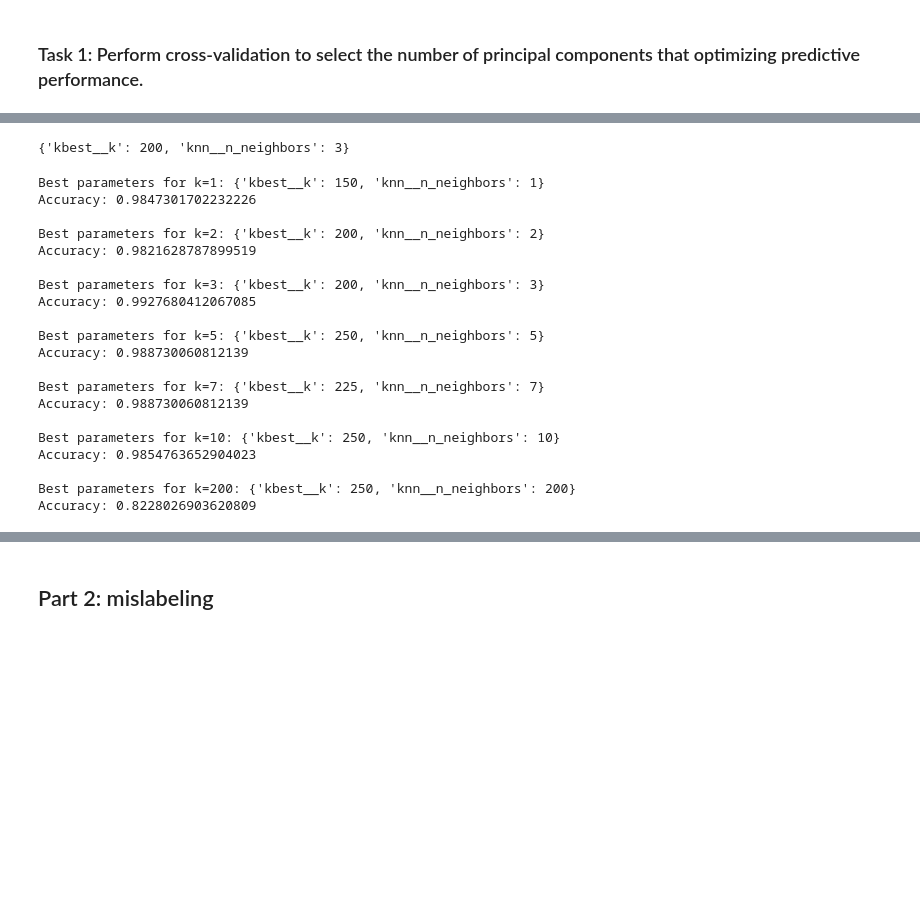
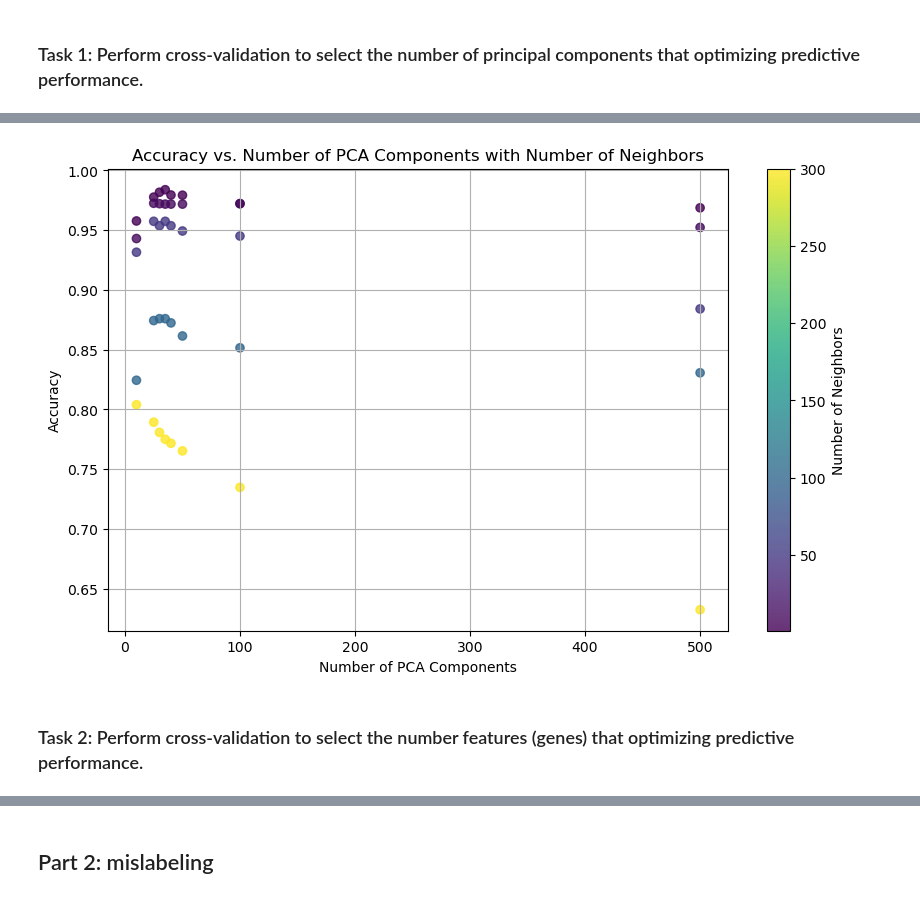
Before and after one commit to lucamodica/statistical-learning-for-big-data, a Jupyter notebook: Project1/test.ipynb, the cells around one changed output, grey strips where cells are left out. Cells and saved outputs as stored; diff of their text form; code cells hidden in the pictures; blank space fills up the shorter version.

```diff
--- a/Project1/test.ipynb
+++ b/Project1/test.ipynb
@@ -304,3 +335,27 @@ weighted avg       0.99      0.99      0.99       578
+# %%
+import matplotlib.pyplot as plt
+
+cv_results = grid_search_1.cv_results_
+
+mean_test_scores = cv_results['mean_test_score']
+params = cv_results['params']
+
+neighbors = [params[i]['knn__n_neighbors'] for i in range(len(params))]
+components = [params[i]['pca__n_components'] for i in range(len(params))]
+
+# Plot
+plt.figure(figsize=(10, 6))
+plt.scatter(components, mean_test_scores, c=neighbors, cmap='viridis', alpha=0.8)
+plt.colorbar(label='Number of Neighbors')
+plt.xlabel('Number of PCA Components')
+plt.ylabel('Accuracy')
+plt.title('Accuracy vs. Number of PCA Components with Number of Neighbors')
+plt.grid(True)
+plt.show()
+# %% [output]
+[figure, added]
+# %% [markdown]
+### Task 2: Perform cross-validation to select the number features (genes) that optimizing predictive performance.
 # %%
 # Create the RFECV model
 from sklearn.feature_selection import RFECV
@@ -312,7 +367,7 @@ classifier = knn
 
 parameters = {
     'kbest__k': [250, 225, 200, 175, 150, 100, 75, 50, 40, 35, 30],
-    'knn__n_neighbors': [1, 2, 3, 5, 7, 10, 200,]
+    'knn__n_neighbors': [1, 2, 3, 5, 7, 10, 50, 100, 300]
 }
 
 pipeline_2 = Pipeline([
@@ -321,56 +376,3 @@ pipeline_2 = Pipeline([
     ('kbest', SelectKBest(score_func=f_classif)),
     ('knn', knn)
 ])
-
-grid_search = GridSearchCV(pipeline_2, parameters, cv=stratified_k_fold, n_jobs=-1, scoring="balanced_accuracy")
-
-grid_search.fit(X_train, np.ravel(Y_train))
-print(grid_search.best_params_)
-# %% [output]
-{'kbest__k': 200, 'knn__n_neighbors': 3}
-# %%
-from collections import defaultdict  # Import defaultdict
-
-# Get the cross-validation results
-cv_results = grid_search.cv_results_
-
-# Extract the mean test scores and parameters for each combination
-mean_test_scores = cv_results['mean_test_score']
-params = cv_results['params']
-
-# Create a dictionary to store the best parameters and corresponding accuracy for each value of k neighbors
-best_params_by_k = defaultdict(lambda: {'params': None, 'accuracy': -1})
-
-# Iterate through the parameter combinations
-for params, mean_score in zip(params, mean_test_scores):
-    k = params['knn__n_neighbors']
-    if mean_score > best_params_by_k[k]['accuracy']:
-        best_params_by_k[k]['params'] = params
-        best_params_by_k[k]['accuracy'] = mean_score
-
-# Print the best parameters and corresponding accuracy for each value of k neighbors
-for k, info in best_params_by_k.items():
-    print(f"Best parameters for k={k}: {info['params']}")
-    print(f"Accuracy: {info['accuracy']}")
-    print()
-# %% [output]
-Best parameters for k=1: {'kbest__k': 150, 'knn__n_neighbors': 1}
-Accuracy: 0.9847301702232226
-
-Best parameters for k=2: {'kbest__k': 200, 'knn__n_neighbors': 2}
-Accuracy: 0.9821628787899519
-
-Best parameters for k=3: {'kbest__k': 200, 'knn__n_neighbors': 3}
-Accuracy: 0.9927680412067085
-
-Best parameters for k=5: {'kbest__k': 250, 'knn__n_neighbors': 5}
-Accuracy: 0.988730060812139
-
-Best parameters for k=7: {'kbest__k': 225, 'knn__n_neighbors': 7}
-Accuracy: 0.988730060812139
-
-Best parameters for k=10: {'kbest__k': 250, 'knn__n_neighbors': 10}
-Accuracy: 0.9854763652904023
-
-Best parameters for k=200: {'kbest__k': 250, 'knn__n_neighbors': 200}
-Accuracy: 0.8228026903620809
```
Also changed, not shown: parts of 40 cells of this notebook.
